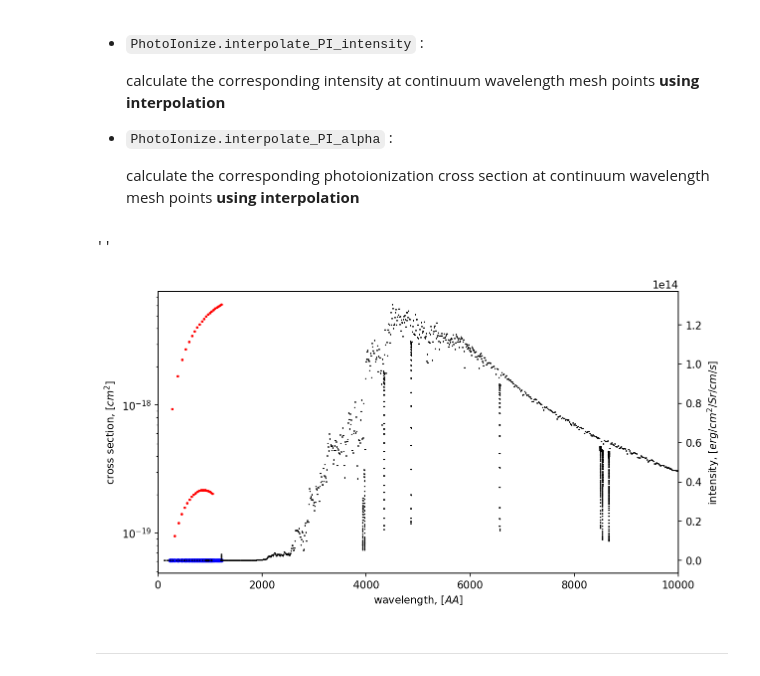
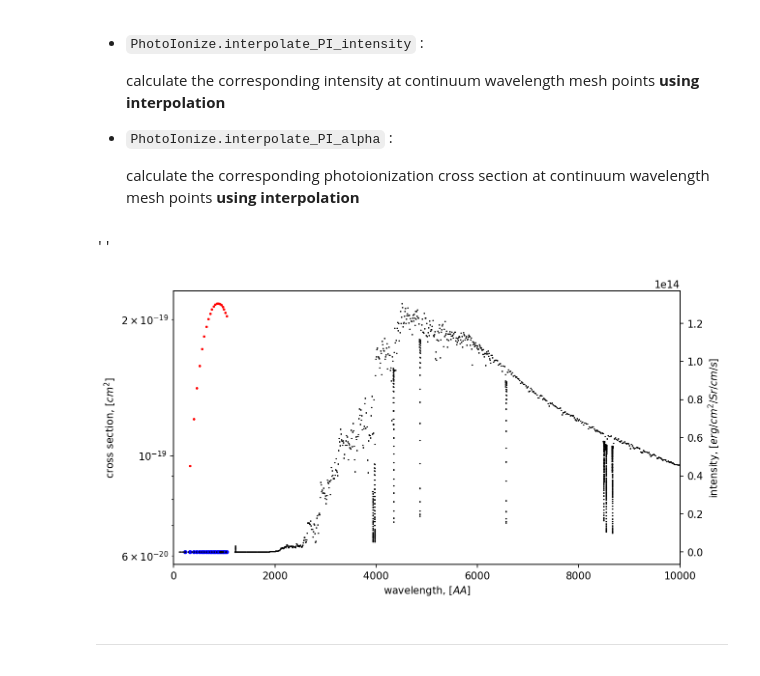
Before and after one commit to kouui/spectra-deprecated, a Jupyter notebook: notebooks/Demo_FullStatisticalEquilirbium_v1.ipynb, the cells around one changed output. Drawn from its saved outputs; the diff is of its cells as text; code cells hidden in the pictures.

```diff
--- a/notebooks/Demo_FullStatisticalEquilirbium_v1.ipynb
+++ b/notebooks/Demo_FullStatisticalEquilirbium_v1.ipynb
@@ -66,18 +69,21 @@ from scipy.interpolate import interp1d
     read line profiles of incident radiation for specific line transition
 # %%
 folder = "../data/atom/Ca_II/"
-file     = folder + "Ca_II.Level"
+file_Level     = folder + "Ca_II.Level"
 file_Aji = folder + "Einstein_A/Nist.Aji"
 file_CEe = folder + "Collisional_Excitation/RH.Electron"
+atom = AtomCls.Atom(file_Level, _file_Aji=file_Aji, _file_CEe=file_CEe)
+
 file_CIe = folder + "Collisional_Ionization/RH.Electron"
+atom.read_CI(_path_electron=file_CIe)
+
 file_PI  = folder + "Photoionization/RH.Alpha"
+atom.read_PI(_path_alpha=file_PI)
+
 file_Rad = folder + "Ca_II.RadiativeLine"
-atom = AtomCls.Atom(file, _file_Aji=file_Aji, _file_CEe=file_CEe)
-atom.read_CI(_path_electron=file_CIe)
-atom.read_PI(_path_alpha=file_PI)
-atom.read_Mesh(_path=file_Rad)
-atom.make_Mesh()
-atom.read_Radiative_Line_intensity(_folder="../data/intensity/Ca_II/")
+atom.read_RadiativeLine_and_make_Line_Mesh(_path=file_Rad)
+atom.make_Cont_Mesh()
+atom.read_RadLine_intensity(_folder="../data/intensity/Ca_II/")
 # %% [output]
 Reading Einstein Aji coefficient from :
  ../data/atom/Ca_II/Einstein_A/Nist.Aji
@@ -209,39 +195,39 @@ BackRad: [[1.14000000e-06 1.37000000e-06 1.71000000e-06 ... 3.00000000e-02
 #
 # assume : this intensity profile will not be affected by Doppler shift
 #---
-PI_intensity_mesh_list = PhotoIonize.interpolate_PI_intensity(_backRad=slab0d.BackRad[:,:],
-                                                           _continuum_mesh_list=atom.continuum_mesh_list)
-PI_alpha_mesh_list = PhotoIonize.interpolate_PI_alpha(_PI_table_list=atom.PI_table_list,
-                                                   _continuum_mesh_list=atom.continuum_mesh_list)
+PI_I = PhotoIonize.interpolate_PI_intensity(slab0d.BackRad[:,:],
+                                            atom.Mesh.Cont)
+PI_alpha = PhotoIonize.interpolate_PI_alpha(atom.PI.alpha_table,
+                                            atom.Mesh.Cont)
 # %%
 fig, ax1 = plt.subplots(1,1,figsize=(9,5),dpi=150)
 ax2 = ax1.twinx()
 
-for k in (0,1):
-    ax1.plot(atom.continuum_mesh_list[k][:]*1E8,PI_alpha_mesh_list[k][:],
+for k in (0,):
+    ax1.plot(atom.Mesh.Cont[k][:]*1E8,PI_alpha[k][:],
          "r.", label="photoionization cross section", markersize=3)
 
-    ax2.plot(atom.continuum_mesh_list[k][:]*1E8, PI_intensity_mesh_list[k][:],
+    ax2.plot(atom.Mesh.Cont[k][:]*1E8, PI_I[k][:],
          "b.", label="interpolated intensity mesh", markersize=6)
 
 ax2.plot(slab0d.BackRad[0,:]*1E8, slab0d.BackRad[1,:], "k.",
          label="background intensity", markersize=1)
 ax2.set_xlim(0,1E4)
 
 #ax2.set_yscale("log")
 ax1.set_yscale("log")
 
 ax2.set_ylabel("intensity, [$erg/cm^2/Sr/cm/s$]")
 ax1.set_xlabel("wavelength, [$AA$]")
 ax1.set_ylabel("cross section, [$cm^{2}$]")
 
 h1, l1 = ax1.get_legend_handles_labels()
 h2, l2 = ax2.get_legend_handles_labels()
 #ax1.legend(h1+h2, l1+l2, loc='best')
 ;
 # %% [output]
 ''
-[figure, old version]
+[figure, new version]
 # %% [markdown]
 ---
 # %%
```
Also changed, not shown: parts of 18 cells of this notebook, 12 other files.
